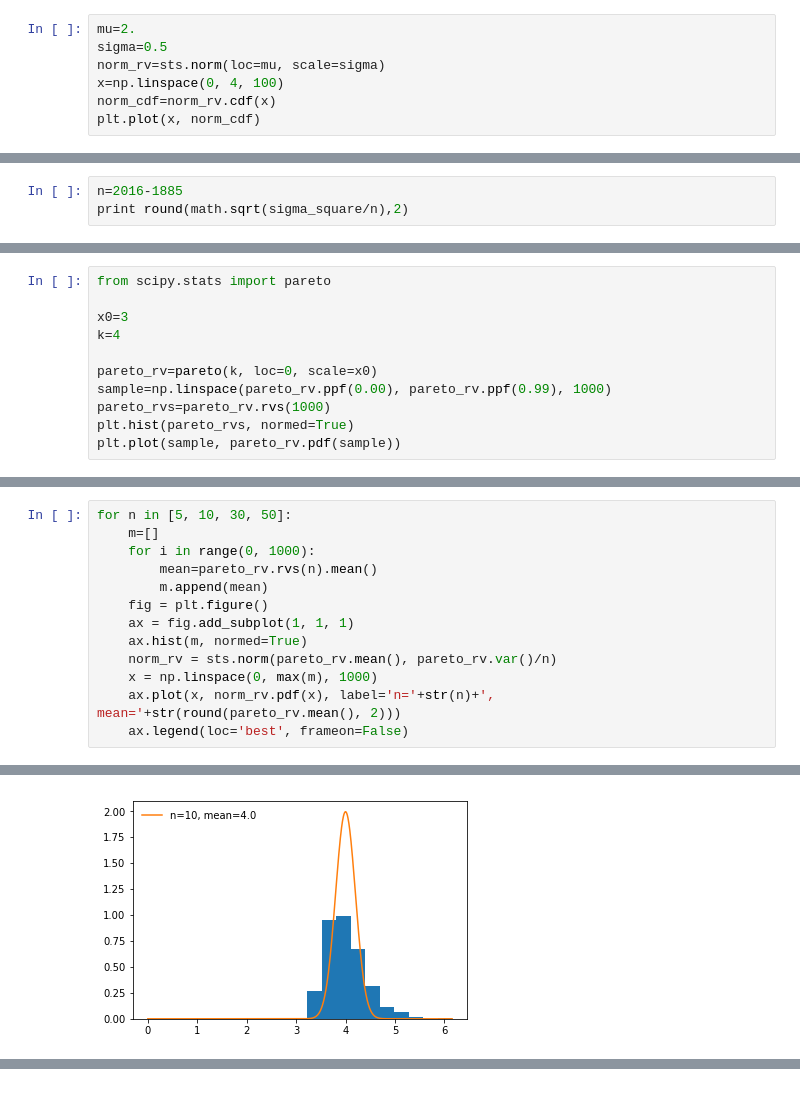
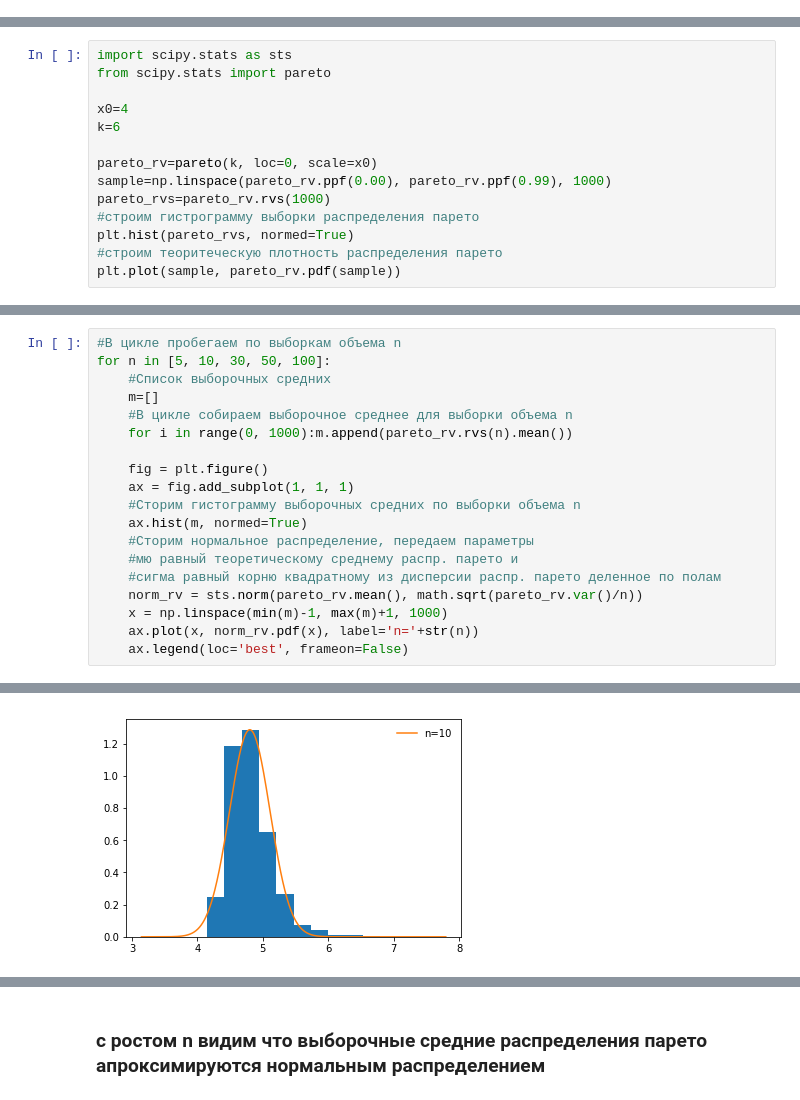
Before and after one commit to roman-urum/math-and-python, a Jupyter notebook: w4.ipynb, the cells around one changed output, grey strips where cells are left out. Saved outputs shown, nothing was run; the diff lists cells and outputs as text.

```diff
--- a/w4.ipynb
+++ b/w4.ipynb
@@ -24,7 +0,0 @@ round(mu + 3*math.sqrt(sigma),2)
-# %%
-mu=2.
-sigma=0.5
-norm_rv=sts.norm(loc=mu, scale=sigma)
-x=np.linspace(0, 4, 100)
-norm_cdf=norm_rv.cdf(x)
-plt.plot(x, norm_cdf)
@@ -50,3 +0,0 @@ round(mu+3*sigma,2 )
-# %%
-n=2016-1885
-print round(math.sqrt(sigma_square/n),2)
@@ -59,13 +9,16 @@ mu+3.*29.78
 # %%
+import scipy.stats as sts
 from scipy.stats import pareto
 
-x0=3
-k=4
+x0=4
+k=6
 
 pareto_rv=pareto(k, loc=0, scale=x0)
 sample=np.linspace(pareto_rv.ppf(0.00), pareto_rv.ppf(0.99), 1000)
 pareto_rvs=pareto_rv.rvs(1000)
+#строим гистрограмму выборки распределения парето
 plt.hist(pareto_rvs, normed=True)
+#строим теоритеческую плотность распределения парето
 plt.plot(sample, pareto_rv.pdf(sample))
 # %% [output]
 [<matplotlib.lines.Line2D at 0x...>]
@@ -73,14 +26,20 @@ plt.plot(sample, pareto_rv.pdf(sample))
 # %%
-for n in [5, 10, 30, 50]:
+#В цикле пробегаем по выборкам объема n
+for n in [5, 10, 30, 50, 100]:
+    #Список выборочных средних
     m=[]
-    for i in range(0, 1000):
-        mean=pareto_rv.rvs(n).mean()
-        m.append(mean)
+    #В цикле собираем выборочное среднее для выборки объема n
+    for i in range(0, 1000):m.append(pareto_rv.rvs(n).mean())
+
     fig = plt.figure()
     ax = fig.add_subplot(1, 1, 1)
+    #Сторим гистограмму выборочных средних по выборки объема n
     ax.hist(m, normed=True)
-    norm_rv = sts.norm(pareto_rv.mean(), pareto_rv.var()/n)
-    x = np.linspace(0, max(m), 1000)
-    ax.plot(x, norm_rv.pdf(x), label='n='+str(n)+', mean='+str(round(pareto_rv.mean(), 2)))
+    #Сторим нормальное распределение, передаем параметры
+    #мю равный теоретическому среднему распр. парето и
+    #сигма равный корню квадратному из дисперсии распр. парето деленное по полам
+    norm_rv = sts.norm(pareto_rv.mean(), math.sqrt(pareto_rv.var()/n))
+    x = np.linspace(min(m)-1, max(m)+1, 1000)
+    ax.plot(x, norm_rv.pdf(x), label='n='+str(n))
     ax.legend(loc='best', frameon=False)
 # %% [output]
@@ -88 +47 @@ for n in [5, 10, 30, 50]:
-[figure, old version]
+[figure, new version]
@@ -90,0 +51,2 @@ for n in [5, 10, 30, 50]:
+# %% [markdown]
+### с ростом n видим что выборочные средние распределения парето апроксимируются нормальным распределением
```
Also changed, not shown: parts of 15 cells of this notebook, 1 other file.
